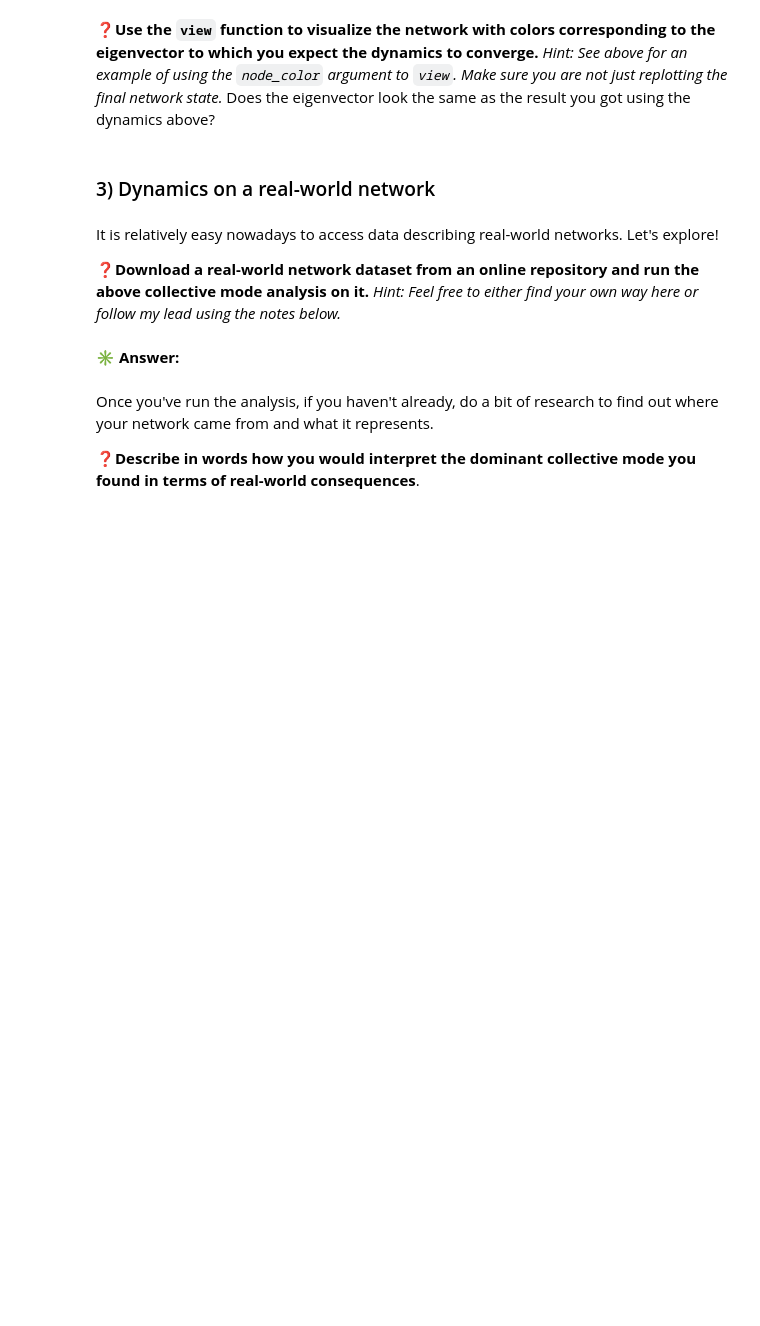
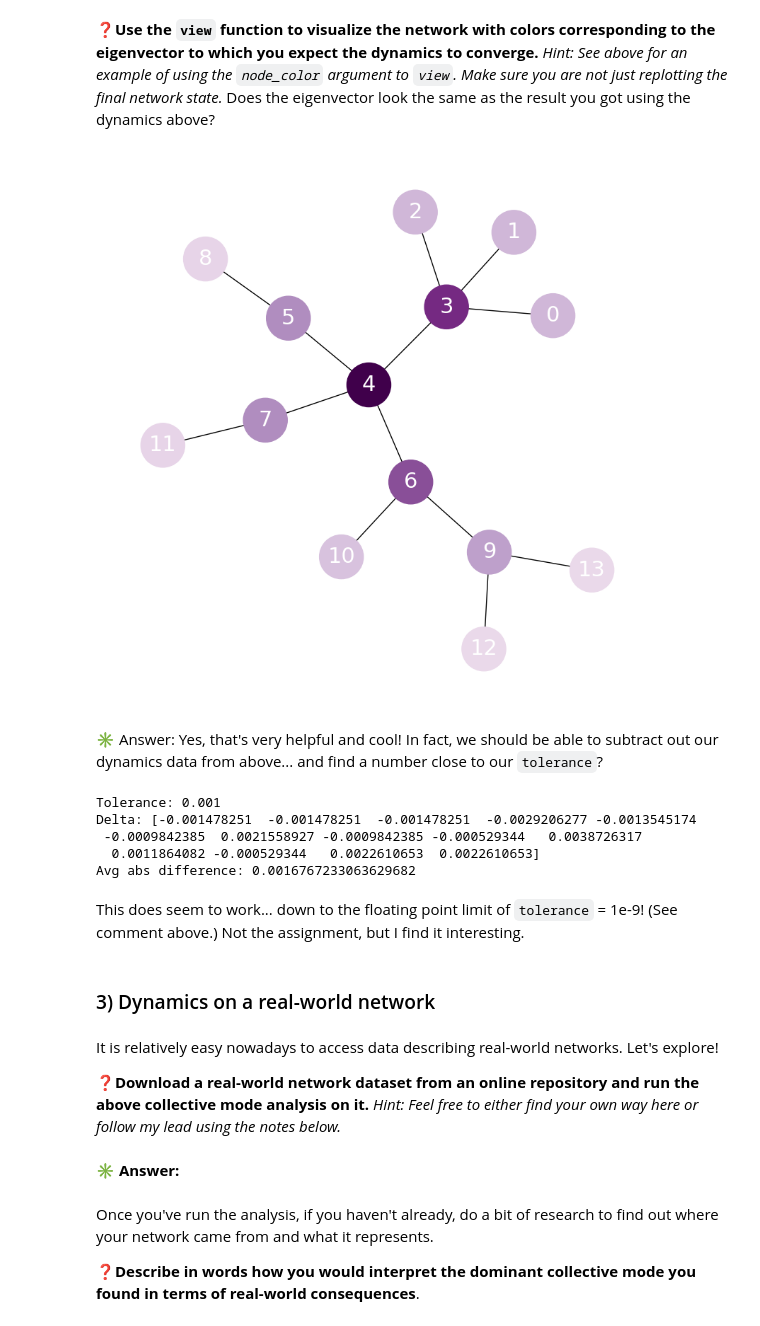
Before and after one commit to peterdresslar/CAS-503-Collectives, a Jupyter notebook: zaphod/4-SpreadingDynamics.ipynb, the cells around one changed output. Drawn from its saved outputs; the diff is of its cells as text; code cells hidden in the pictures; blank space fills up the shorter version.

Commit message:
M4 cool eigs dude

```diff
--- a/zaphod/4-SpreadingDynamics.ipynb
+++ b/zaphod/4-SpreadingDynamics.ipynb
@@ -232,3 +230,27 @@ array([0.17947091, 0.17947091, 0.17947091, 0.44212204, 0.55074377,
+# %%
+view(G,node_color=nodeColors(vecs[0], G.nodes))
+# %% [output]
+[figure, added]
+# %% [markdown]
+✳️ Answer:  Yes, that's very helpful and cool! In fact, we should be able to subtract out our dynamics data from above... and find a number close to our  `tolerance`?
+# %%
+# As we might suspect from the difference between the vec values above and the
+# normalized stateList values, we first need to work with normalized (absolute) values.
+eigvec_target = np.abs(vecs[0]) / np.sum(np.abs(vecs[0]))
+
+# Let's see how we did! I honestly don't know if we should find the tolerance here, or if the value returned is guaranteed to be somewhere within zero to the tolerance.
+delta = ordered_normalized_state - eigvec_target
+print("Tolerance:", tolerance)
+print("Delta:", np.array2string(delta, precision=10, suppress_small=True))
+print("Avg abs difference:", np.mean(np.abs(delta)))
+# %% [output]
+Tolerance: 0.001
+Delta: [-0.001478251  -0.001478251  -0.001478251  -0.0029206277 -0.0013545174
+ -0.0009842385  0.0021558927 -0.0009842385 -0.000529344   0.0038726317
+  0.0011864082 -0.000529344   0.0022610653  0.0022610653]
+Avg abs difference: 0.0016767233063629682
+# %% [markdown]
+This does seem to work... down to the floating point limit of `tolerance` = 1e-9! (See comment above.) Not the assignment, but I find it interesting.
 # %% [markdown]
 ### 3) Dynamics on a real-world network
 # %% [markdown]
```
Also changed, not shown: parts of 4 cells of this notebook.
